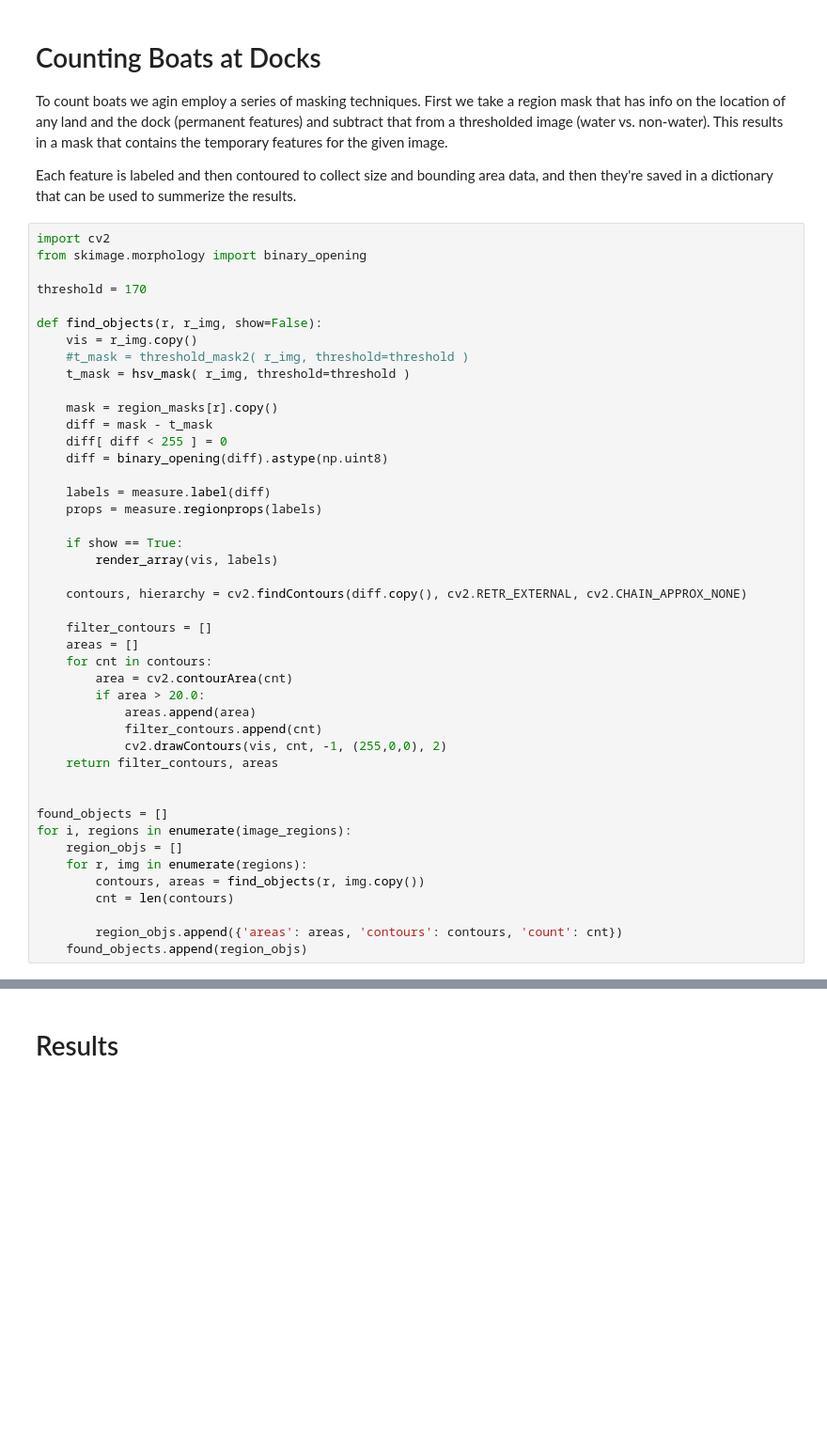
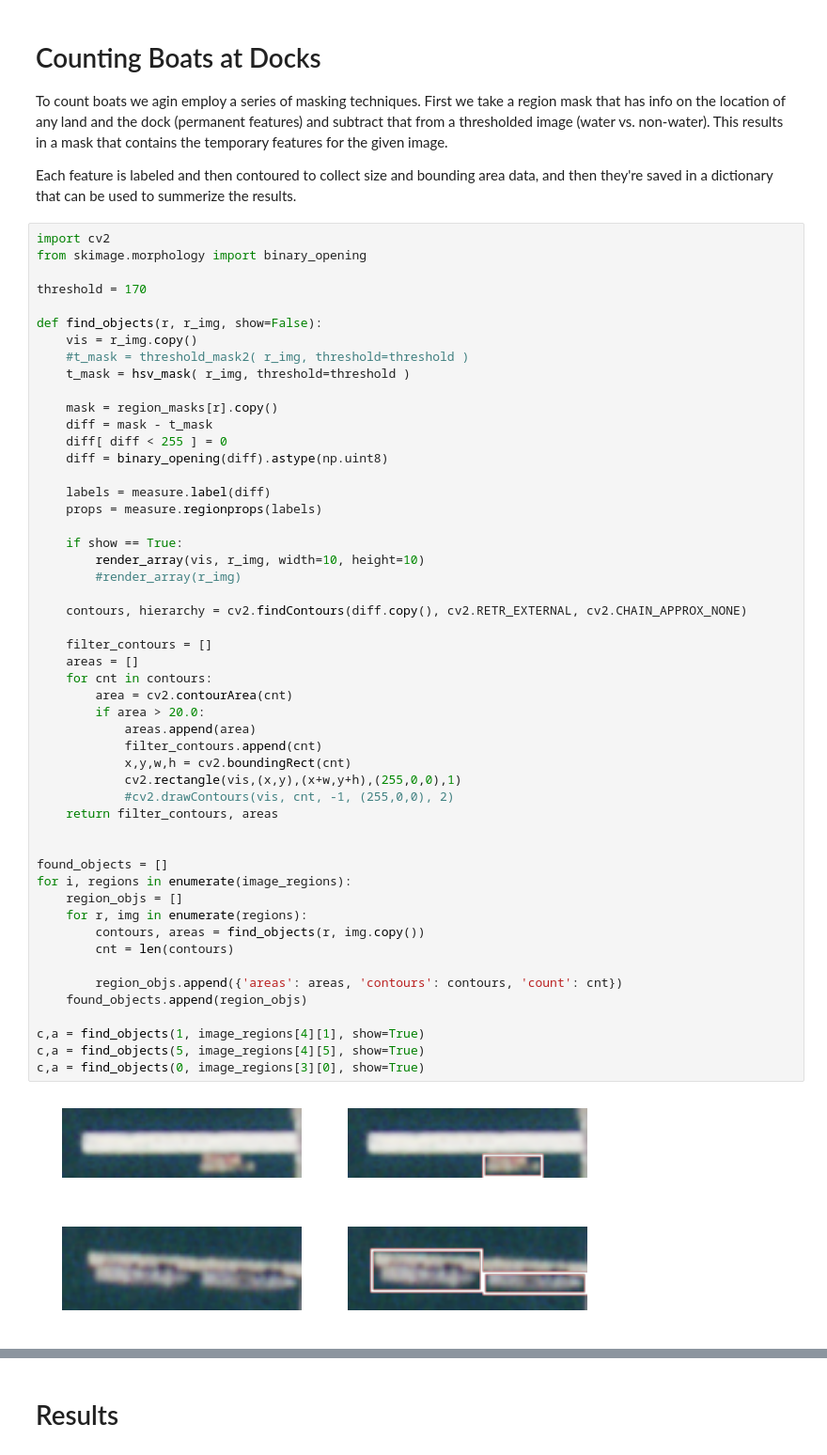
Before and after one commit to chelm/jupyter-demos, a Jupyter notebook: PlanetLabs_SanDiego.ipynb, the cells around one changed output, grey strips where cells are left out. Shown at 94% size. Drawn from its saved outputs; the diff is of its cells as text; blank space fills up the shorter version.

```diff
--- a/PlanetLabs_SanDiego.ipynb
+++ b/PlanetLabs_SanDiego.ipynb
@@ -407,32 +399,42 @@ def find_objects(r, r_img, show=False):
     diff = mask - t_mask
     diff[ diff < 255 ] = 0
     diff = binary_opening(diff).astype(np.uint8)
 
     labels = measure.label(diff)
     props = measure.regionprops(labels)
 
     if show == True:
-        render_array(vis, labels)
+        render_array(vis, r_img, width=10, height=10)
+        #render_array(r_img)
 
     contours, hierarchy = cv2.findContours(diff.copy(), cv2.RETR_EXTERNAL, cv2.CHAIN_APPROX_NONE)
 
     filter_contours = []
     areas = []
     for cnt in contours:
         area = cv2.contourArea(cnt)
         if area > 20.0:
             areas.append(area)
             filter_contours.append(cnt)
-            cv2.drawContours(vis, cnt, -1, (255,0,0), 2)
+            x,y,w,h = cv2.boundingRect(cnt)
+            cv2.rectangle(vis,(x,y),(x+w,y+h),(255,0,0),1)
+            #cv2.drawContours(vis, cnt, -1, (255,0,0), 2)
     return filter_contours, areas
 
 
 found_objects = []
 for i, regions in enumerate(image_regions):
     region_objs = []
     for r, img in enumerate(regions):
         contours, areas = find_objects(r, img.copy())
         cnt = len(contours)
 
         region_objs.append({'areas': areas, 'contours': contours, 'count': cnt})
     found_objects.append(region_objs)
+
+c,a = find_objects(1, image_regions[4][1], show=True)
+c,a = find_objects(5, image_regions[4][5], show=True)
+c,a = find_objects(0, image_regions[3][0], show=True)
+# %% [output]
+[figure, added]
+[figure, added]
```
Also changed, not shown: parts of 2 cells of this notebook.
